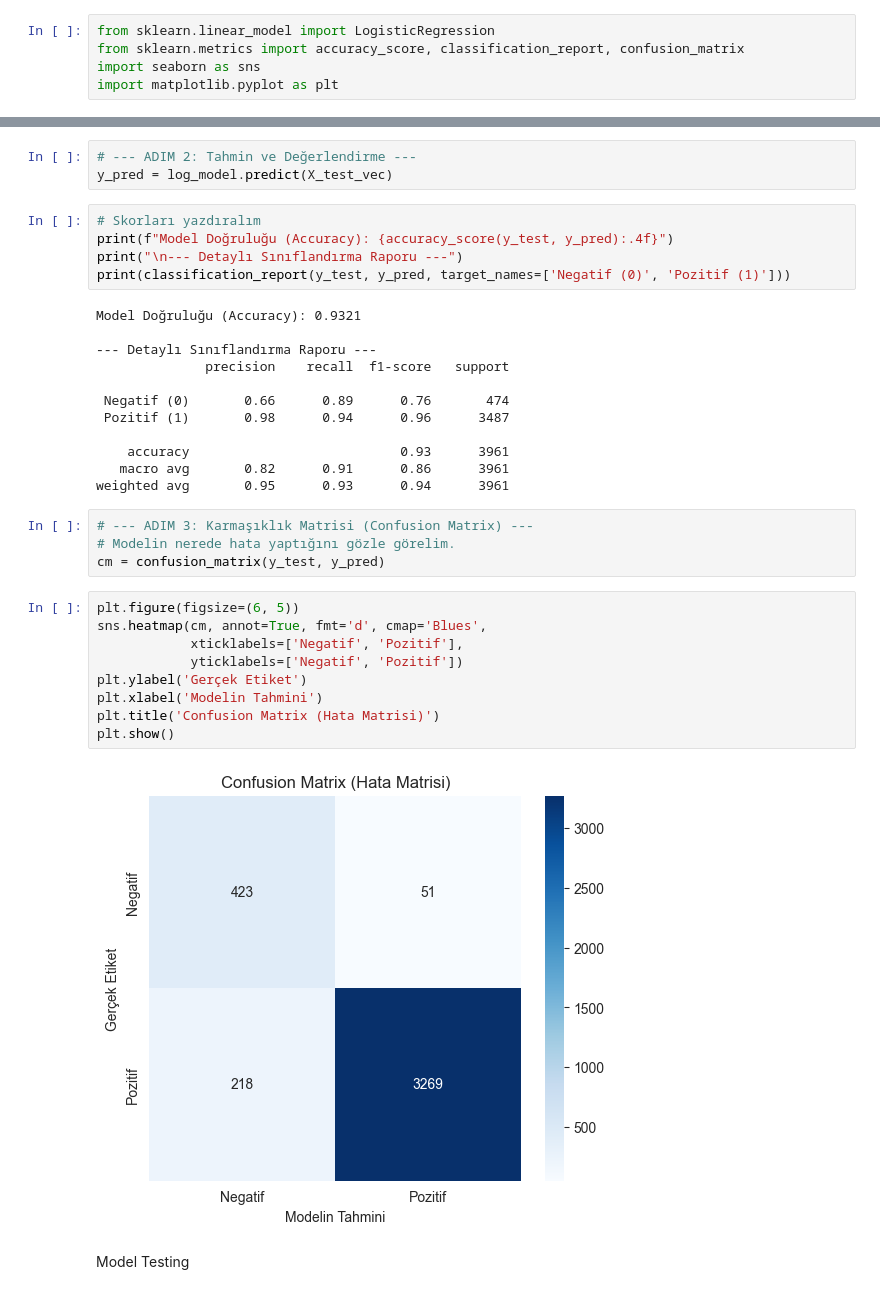
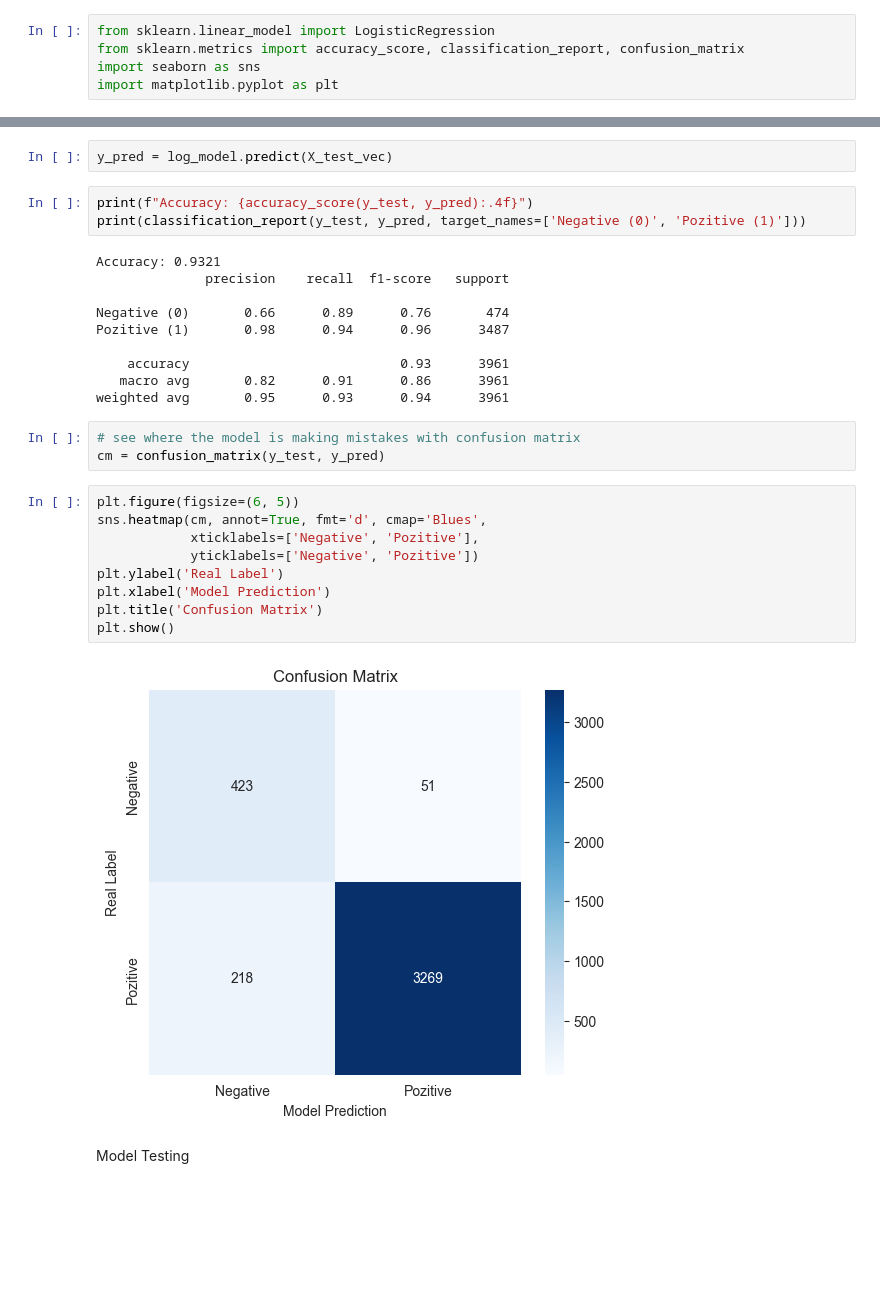
Before and after one commit to nuhmetehan/e-commerce-sentiment-analysis, a Jupyter notebook: notebook/project_main.ipynb, the cells around one changed output, grey strips where cells are left out. Saved outputs shown, nothing was run; the diff lists cells and outputs as text; blank space fills up the shorter version.

```diff
--- a/notebook/project_main.ipynb
+++ b/notebook/project_main.ipynb
@@ -257,40 +261,34 @@ log_model.fit(X_train_vec, y_train)
 # %% [output]
 LogisticRegression(class_weight='balanced', max_iter=1000, random_state=42)
 # %%
-# --- ADIM 2: Tahmin ve Değerlendirme ---
 y_pred = log_model.predict(X_test_vec)
 # %%
-# Skorları yazdıralım
-print(f"Model Doğruluğu (Accuracy): {accuracy_score(y_test, y_pred):.4f}")
-print("\n--- Detaylı Sınıflandırma Raporu ---")
-print(classification_report(y_test, y_pred, target_names=['Negatif (0)', 'Pozitif (1)']))
+print(f"Accuracy: {accuracy_score(y_test, y_pred):.4f}")
+print(classification_report(y_test, y_pred, target_names=['Negative (0)', 'Pozitive (1)']))
 # %% [output]
-Model Doğruluğu (Accuracy): 0.9321
-
---- Detaylı Sınıflandırma Raporu ---
+Accuracy: 0.9321
               precision    recall  f1-score   support
 
- Negatif (0)       0.66      0.89      0.76       474
- Pozitif (1)       0.98      0.94      0.96      3487
+Negative (0)       0.66      0.89      0.76       474
+Pozitive (1)       0.98      0.94      0.96      3487
 
     accuracy                           0.93      3961
    macro avg       0.82      0.91      0.86      3961
 weighted avg       0.95      0.93      0.94      3961
 # %%
-# --- ADIM 3: Karmaşıklık Matrisi (Confusion Matrix) ---
-# Modelin nerede hata yaptığını gözle görelim.
+# see where the model is making mistakes with confusion matrix
 cm = confusion_matrix(y_test, y_pred)
 # %%
 plt.figure(figsize=(6, 5))
 sns.heatmap(cm, annot=True, fmt='d', cmap='Blues',
-            xticklabels=['Negatif', 'Pozitif'],
-            yticklabels=['Negatif', 'Pozitif'])
-plt.ylabel('Gerçek Etiket')
-plt.xlabel('Modelin Tahmini')
-plt.title('Confusion Matrix (Hata Matrisi)')
+            xticklabels=['Negative', 'Pozitive'],
+            yticklabels=['Negative', 'Pozitive'])
+plt.ylabel('Real Label')
+plt.xlabel('Model Prediction')
+plt.title('Confusion Matrix')
 plt.show()
 # %% [output]
-[figure, old version]
+[figure, new version]
 # %% [markdown]
 Model Testing
 # %%
```
Also changed, not shown: parts of 14 cells of this notebook, 2 other files.
